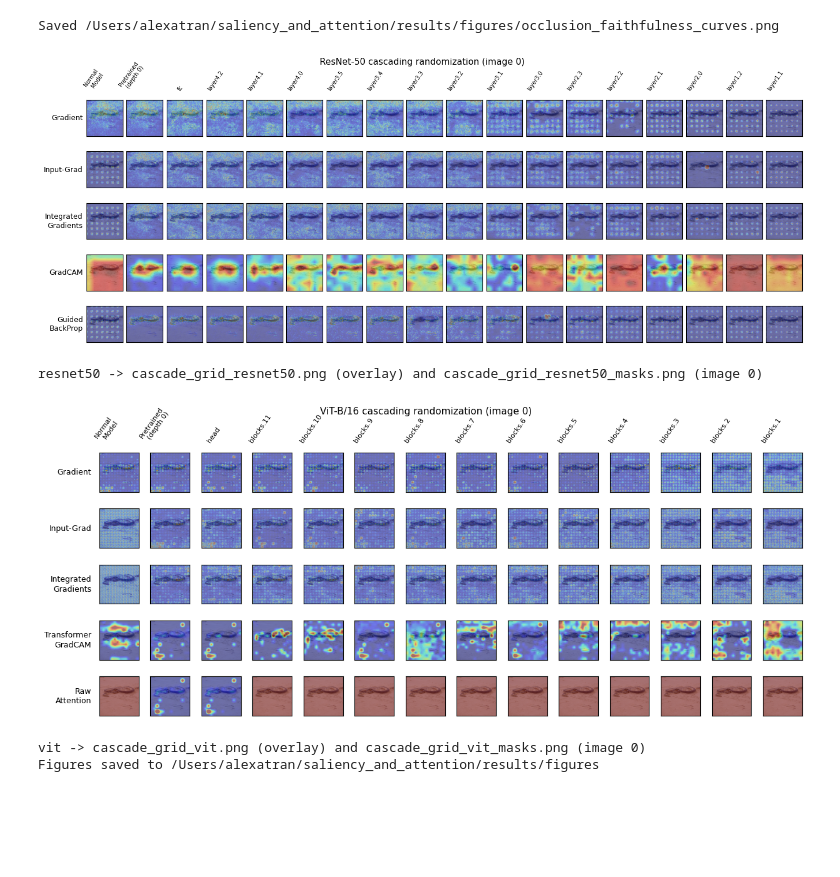
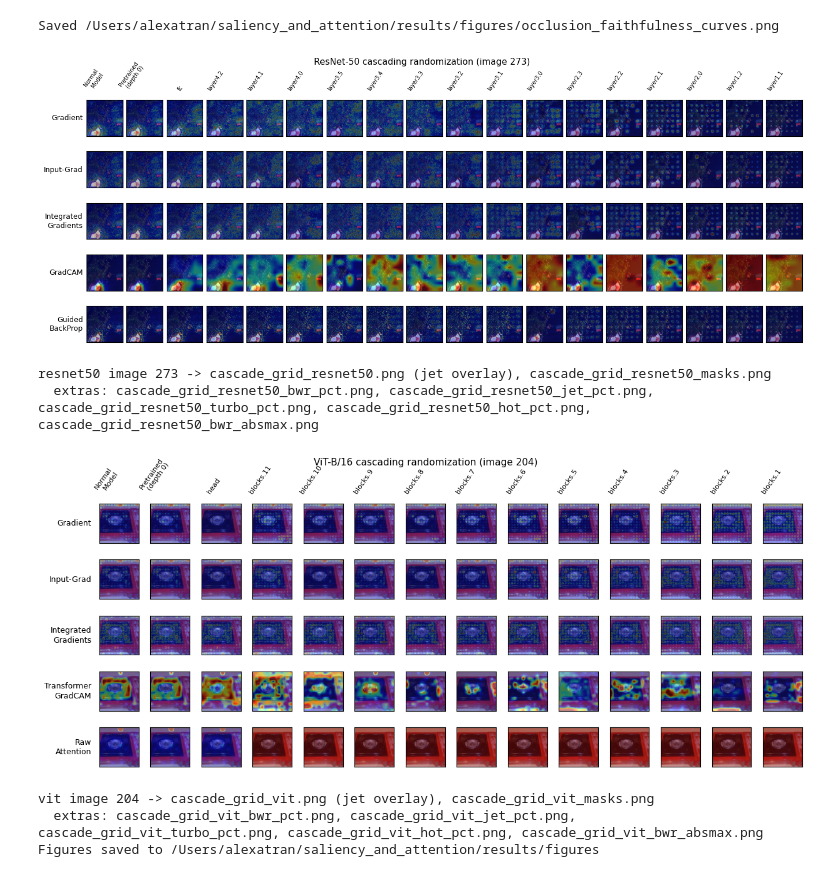
Before and after one commit to tranalexa/saliency_and_attention, a Jupyter notebook: notebooks/notebook_analysis.ipynb, the cells around one changed output. Saved outputs shown, nothing was run; the diff lists cells and outputs as text; code cells hidden in the pictures; blank space fills up the shorter version.

Commit message:
visual and nb change

```diff
--- a/notebooks/notebook_analysis.ipynb
+++ b/notebooks/notebook_analysis.ipynb
@@ -474,54 +475,86 @@ for arch, cfg in ARCHS.items():
     order = list(data["order"])
     methods = [m for m in cfg["methods"] if ("baseline_" + m) in data.files]
     depth_indices = select_depth_indices(len(order), max_cols=None)
+    base_title = cfg["title"] + " cascading randomization (image %d)" % img_idx
+
+    # Primary (last-commit style): jet heatmap blended on the input image.
     plot_cascade_paper_grid(
         qual_path,
         methods,
         depth_indices=depth_indices,
         out_path=FIGURES_DIR / ("cascade_grid_%s.png" % arch),
-        title=cfg["title"] + " cascading randomization (image %d)" % img_idx,
+        title=base_title,
         arch=arch,
         overlay=True,
+        heatmap_cmap="jet",
         max_depth_cols=None,
         show=True,
     )
+    # Secondary: grayscale masks (overlay=False).
     plot_cascade_paper_grid(
         qual_path,
         methods,
         depth_indices=depth_indices,
         out_path=FIGURES_DIR / ("cascade_grid_%s_masks.png" % arch),
-        title=cfg["title"] + " masks (image %d)" % img_idx,
+        title=base_title + " [masks]",
         arch=arch,
         overlay=False,
+        mask_cmap="gray",
+        display_norm="minmax",
         max_depth_cols=None,
         show=False,
     )
-    print("%s -> cascade_grid_%s.png (overlay) and cascade_grid_%s_masks.png (image %d)" % (arch, arch, arch, img_idx))
+    # Optional extra modes (percentile / turbo / bwr, etc.).
+    saved_extra = []
+    for suffix, preset in CASCADE_DISPLAY_PRESETS.items():
+        if suffix == "overlay_jet":
+            continue
+        out = FIGURES_DIR / ("cascade_grid_%s_%s.png" % (arch, suffix))
+        plot_cascade_paper_grid(
+            qual_path,
+            methods,
+            depth_indices=depth_indices,
+            out_path=out,
+            title=base_title + " [%s]" % suffix,
+            arch=arch,
+            max_depth_cols=None,
+            show=False,
+            **preset,
+        )
+        saved_extra.append(out.name)
+    print(
+        "%s image %d -> cascade_grid_%s.png (jet overlay), cascade_grid_%s_masks.png"
+        % (arch, img_idx, arch, arch)
+    )
+    if saved_extra:
+        print("  extras:", ", ".join(saved_extra))
 
 # Optional per-method vertical strips for slides
 for arch, method, title in [
     ("resnet50", "gbp", "ResNet-50 GBP"),
     ("resnet50", "input_grad", "ResNet-50 Input-Grad"),
     ("resnet50", "ig", "ResNet-50 IG"),
     ("vit", "ig", "ViT IG"),
     ("vit", "transformer_gradcam", "ViT Transformer GradCAM"),
     ("vit", "raw_attn", "ViT raw attention"),
 ]:
     plot_cascading_grid(
         RESULTS_ROOT / arch / "qual_bundle.npz",
         method,
         out_path=FIGURES_DIR / ("cascade_%s_%s.png" % (arch, method)),
         title=title,
         arch=arch,
         overlay=True,
         show=False,
     )
 
 print("Figures saved to", FIGURES_DIR)
 # %% [output]
-[figure, old version]
+[figure, new version]
-resnet50 -> cascade_grid_resnet50.png (overlay) and cascade_grid_resnet50_masks.png (image 0)
+resnet50 image 273 -> cascade_grid_resnet50.png (jet overlay), cascade_grid_resnet50_masks.png
+  extras: cascade_grid_resnet50_bwr_pct.png, cascade_grid_resnet50_jet_pct.png, cascade_grid_resnet50_turbo_pct.png, cascade_grid_resnet50_hot_pct.png, cascade_grid_resnet50_bwr_absmax.png
-[figure, old version]
+[figure, new version]
-vit -> cascade_grid_vit.png (overlay) and cascade_grid_vit_masks.png (image 0)
+vit image 204 -> cascade_grid_vit.png (jet overlay), cascade_grid_vit_masks.png
+  extras: cascade_grid_vit_bwr_pct.png, cascade_grid_vit_jet_pct.png, cascade_grid_vit_turbo_pct.png, cascade_grid_vit_hot_pct.png, cascade_grid_vit_bwr_absmax.png
 Figures saved to /Users/alexatran/saliency_and_attention/results/figures
 # %%
```
Also changed, not shown: parts of 2 cells of this notebook, 7 other files.
